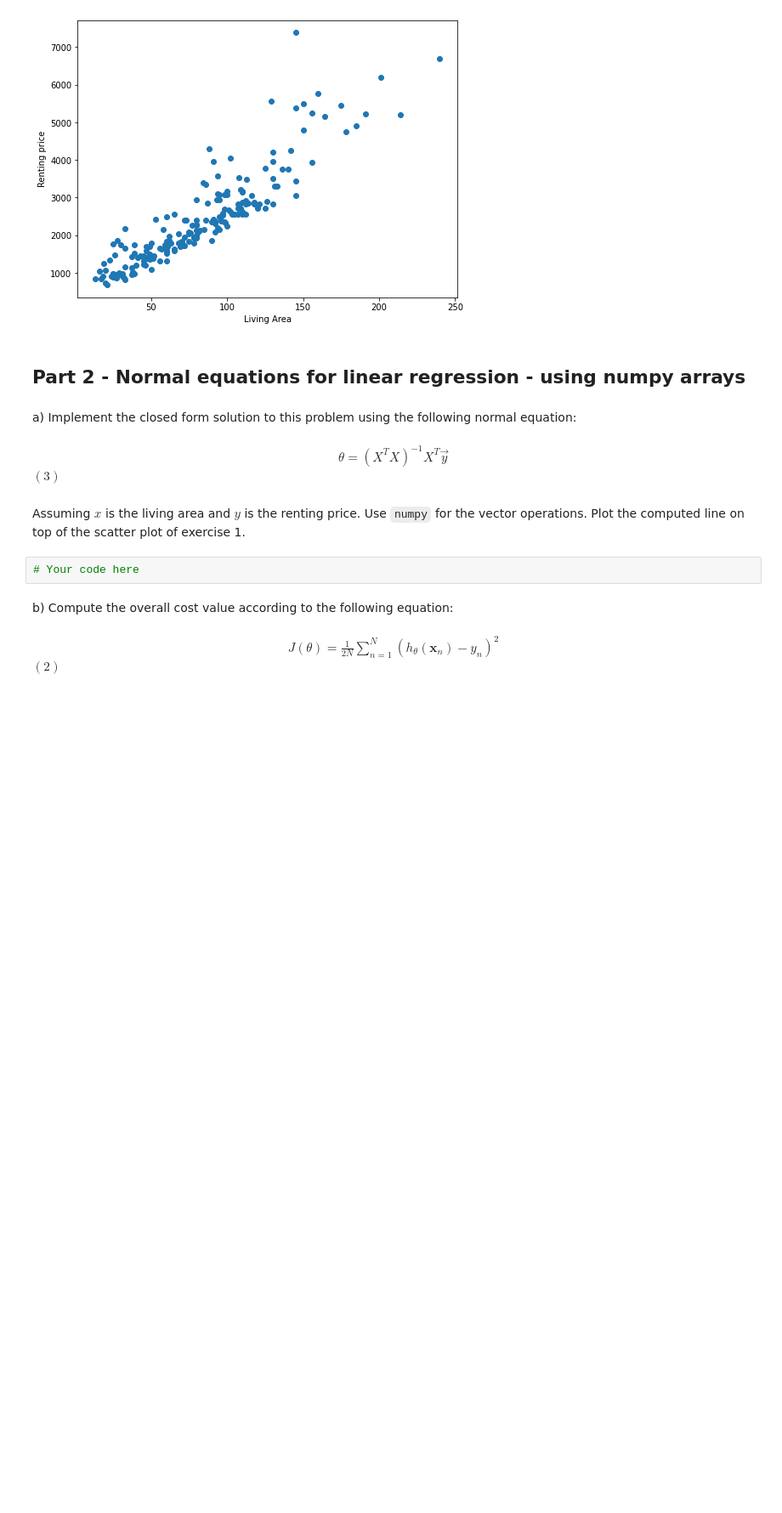
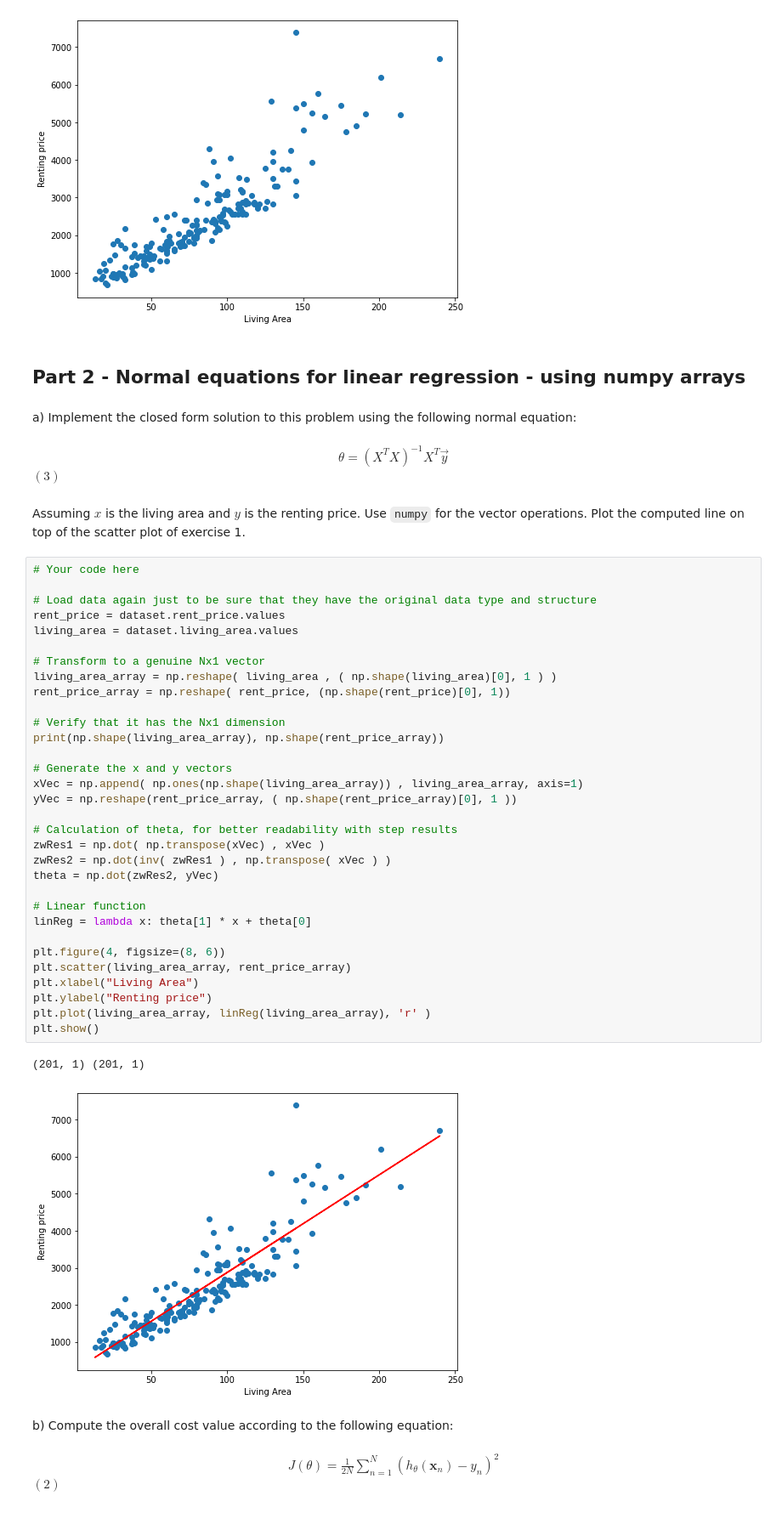
Before and after one commit to ghoulbel/deep-learning-exercises, a Jupyter notebook: Exercise1/ex4/linear-regression-stud.ipynb, the cells around one changed output. Shown at 85% size. Cells and saved outputs as stored; diff of their text form; blank space fills up the shorter version.

```diff
--- a/Exercise1/ex4/linear-regression-stud.ipynb
+++ b/Exercise1/ex4/linear-regression-stud.ipynb
@@ -86,6 +86,39 @@ a) Implement the closed form solution to this problem using the following normal
 Assuming $x$ is the living area and $y$ is the renting price. Use `numpy` for the vector operations. Plot the computed line on top of the scatter plot of exercise 1.
 # %%
 # Your code here
+
+# Load data again just to be sure that they have the original data type and structure
+rent_price = dataset.rent_price.values
+living_area = dataset.living_area.values
+
+# Transform to a genuine Nx1 vector
+living_area_array = np.reshape( living_area , ( np.shape(living_area)[0], 1 ) )
+rent_price_array = np.reshape( rent_price, (np.shape(rent_price)[0], 1))
+
+# Verify that it has the Nx1 dimension
+print(np.shape(living_area_array), np.shape(rent_price_array))
+
+# Generate the x and y vectors
+xVec = np.append( np.ones(np.shape(living_area_array)) , living_area_array, axis=1)
+yVec = np.reshape(rent_price_array, ( np.shape(rent_price_array)[0], 1 ))
+
+# Calculation of theta, for better readability with step results
+zwRes1 = np.dot( np.transpose(xVec) , xVec )
+zwRes2 = np.dot(inv( zwRes1 ) , np.transpose( xVec ) )
+theta = np.dot(zwRes2, yVec)
+
+# Linear function
+linReg = lambda x: theta[1] * x + theta[0]
+
+plt.figure(4, figsize=(8, 6))
+plt.scatter(living_area_array, rent_price_array)
+plt.xlabel("Living Area")
+plt.ylabel("Renting price")
+plt.plot(living_area_array, linReg(living_area_array), 'r' )
+plt.show()
+# %% [output]
+(201, 1) (201, 1)
+[figure, added]
 # %% [markdown]
 b) Compute the overall cost value according to the following equation:
 # %% [markdown]
```
Also changed, not shown: parts of 2 cells of this notebook.
